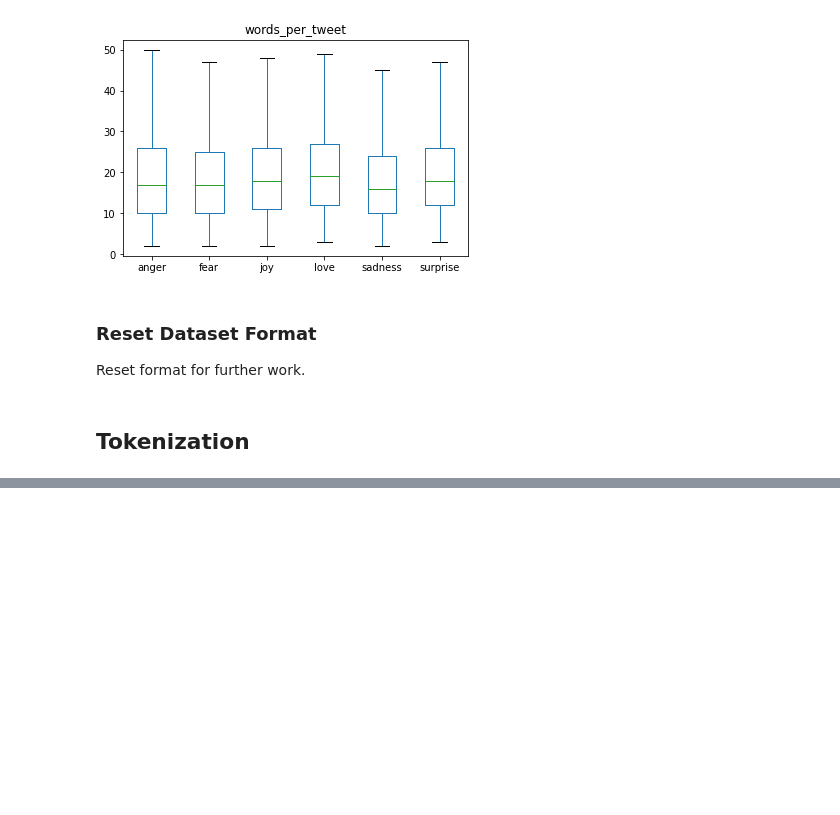
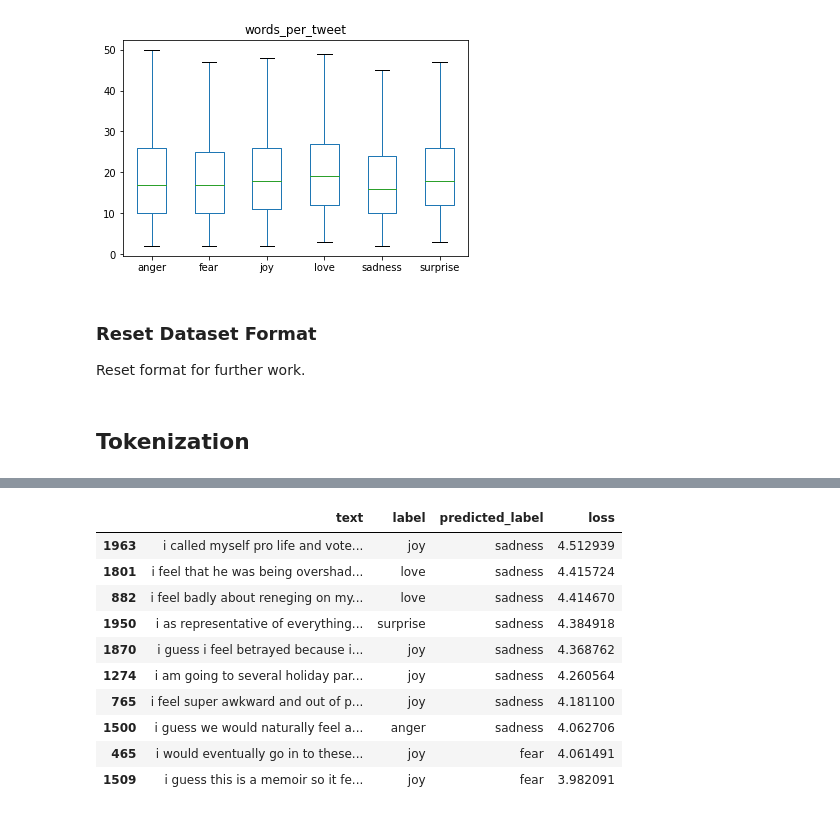
Before and after one commit to chris-santiago/nlpwt, a Jupyter notebook: chap_2.ipynb, the cells around one changed output, grey strips where cells are left out. Cells and saved outputs as stored; diff of their text form; code cells hidden in the pictures; blank space fills up the shorter version.

```diff
--- a/chap_2.ipynb
+++ b/chap_2.ipynb
@@ -109,0 +177,5 @@ emotions.reset_format()
+# %%
+NUM_LABELS = 6
+MODEL_CKPT = 'distilbert-base-uncased'
+
+model = AutoModelForSequenceClassification.from_pretrained(MODEL_CKPT, num_labels=NUM_LABELS).to(device)
@@ -109,0 +259,36 @@ emotions.reset_format()
+# %%
+def forward_pass(batch):
+    inputs = {k: v.to(device) for k, v in batch.items() if k in tokenizer.model_input_names}
+    with torch.no_grad():
+        output = model(**inputs)
+        pred_label = torch.argmax(output.logits, axis=-1)
+        loss = F.cross_entropy(output.logits, batch['label'].to(device), reduction='none')
+    return {'loss': loss.cpu().numpy(), 'predicted_label': pred_label.cpu().numpy()}
+# %%
+emotions_enc.set_format(
+    'torch',
+    columns=['input_ids', 'attention_mask', 'label']
+)
+
+emotions_enc['validation'] = emotions_enc['validation'].map(forward_pass, batched=True, batch_size=16)
+# %%
+emotions_enc.set_format('pandas')
+cols = ['text', 'label', 'predicted_label', 'loss']
+
+df_valid = emotions_enc['validation'][:][cols]
+df_valid['label'] = df_valid['label'].apply(labels.int2str)
+df_valid['predicted_label'] = df_valid['predicted_label'].apply(labels.int2str)
+# %%
+df_valid.sort_values('loss', ascending=False).head(10)
+# %% [output]
+|  | text | label | predicted_label | loss |
+| 1963 | i called myself pro life and vote... | joy | sadness | 4.512939 |
+| 1801 | i feel that he was being overshad... | love | sadness | 4.415724 |
+| 882 | i feel badly about reneging on my... | love | sadness | 4.414670 |
+| 1950 | i as representative of everything... | surprise | sadness | 4.384918 |
+| 1870 | i guess i feel betrayed because i... | joy | sadness | 4.368762 |
+| 1274 | i am going to several holiday par... | joy | sadness | 4.260564 |
+| 765 | i feel super awkward and out of p... | joy | sadness | 4.181100 |
+| 1500 | i guess we would naturally feel a... | anger | sadness | 4.062706 |
+| 465 | i would eventually go in to these... | joy | fear | 4.061491 |
+| 1509 | i guess this is a memoir so it fe... | joy | fear | 3.982091 |
```
Also changed, not shown: parts of 23 cells of this notebook, 1 other file.
